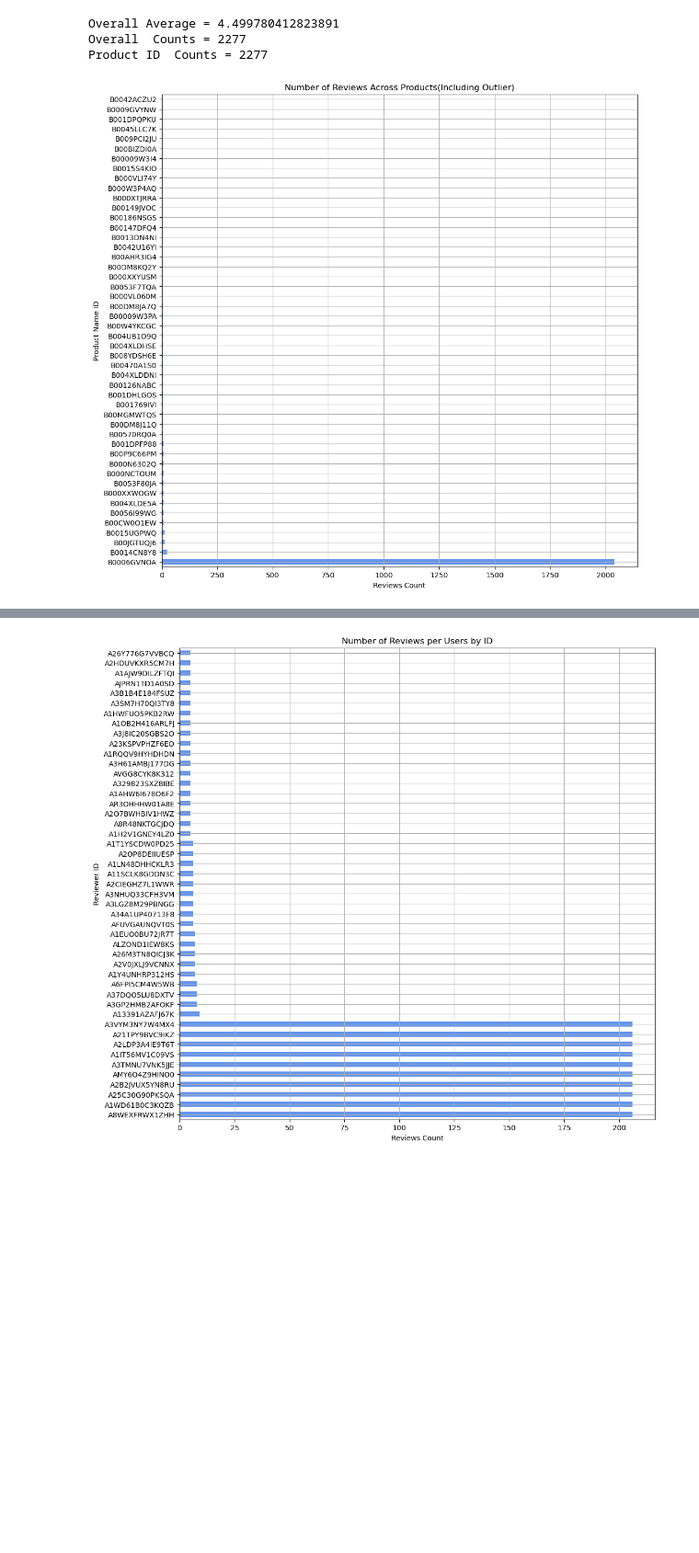
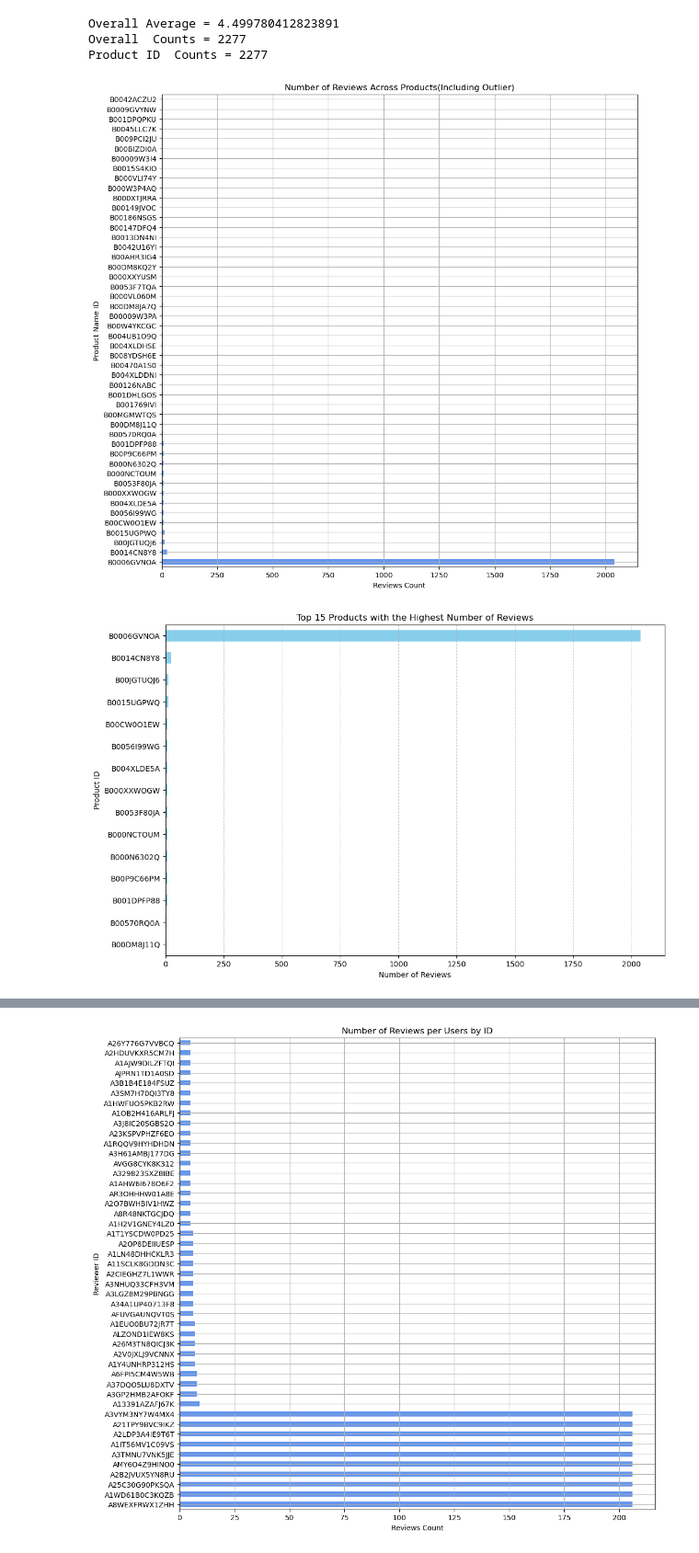
Before and after one commit to rolandjosephb2/Comp262-Group3-backup, a Jupyter notebook: Group 3.ipynb, the cells around one changed output, grey strips where cells are left out. Shown at 92% size. Saved outputs shown, nothing was run; the diff lists cells and outputs as text; code cells hidden in the pictures; blank space fills up the shorter version.

```diff
--- a/Group 3.ipynb
+++ b/Group 3.ipynb
@@ -276,14 +278,25 @@ Product ID  Counts = 2277
 # %%
 # number of reviews per product(roland)
 plt.figure(figsize=(12, 12))
 df['asin'].value_counts().plot(kind='barh', color='cornflowerblue')
 plt.title('Number of Reviews Across Products(Including Outlier)')
 plt.ylabel('Product Name ID')
 plt.xlabel('Reviews Count')
 plt.grid( linestyle='solid', alpha=1)
 plt.show()
+
+# plotting top 15 reviewers
+plt.figure(figsize=(12, 8))
+df['asin'].value_counts().nlargest(15).plot(kind='barh', color='skyblue')
+plt.title('Top 15 Products with the Highest Number of Reviews')
+plt.xlabel('Number of Reviews')
+plt.ylabel('Product ID')
+plt.gca().invert_yaxis()
+plt.grid(axis='x', linestyle='--', alpha=0.7)
+plt.show()
 # %% [output]
 [figure]
+[figure, added]
 # %%
 # Assigning Value to Q1 and Q3(roland)
 Q1 = df['asin'].value_counts().quantile(0.25)
```
Also changed, not shown: parts of 7 cells of this notebook.
